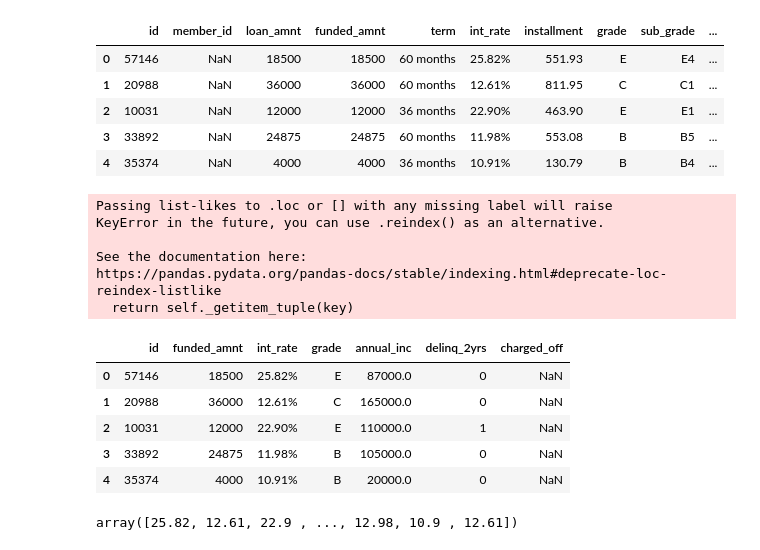
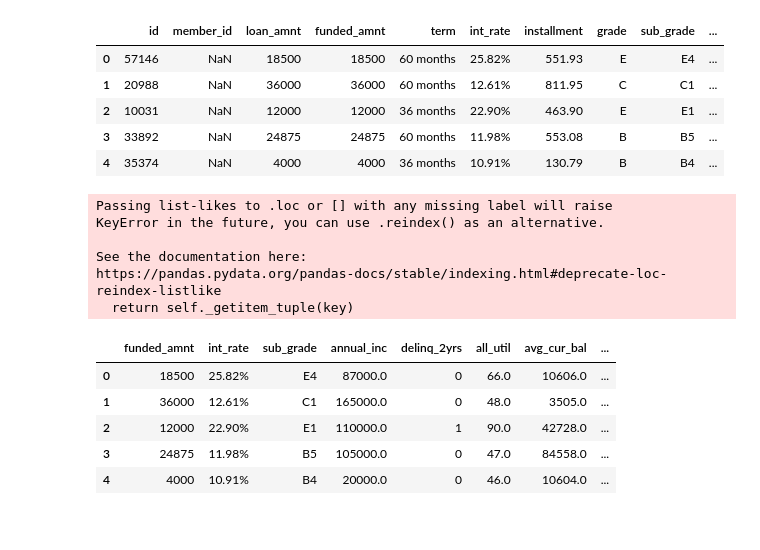
Before and after one commit to bloominstituteoftechnology/DS-Unit-4-Sprint-1-Tree-Ensembles, a Jupyter notebook: module1-decision-trees/Lending_Club.ipynb, the cells around one changed output. Cells and saved outputs as stored; diff of their text form; code cells hidden in the pictures.

Commit message:
Permuting feature values to see feature impact

```diff
--- a/module1-decision-trees/Lending_Club.ipynb
+++ b/module1-decision-trees/Lending_Club.ipynb
@@ -190,24 +242,20 @@ X_test.head()
 | 3 | 33892 | NaN | 24875 | 24875 | 60 months | 11.98% | 553.08 | B | B5 | ... |
 | 4 | 35374 | NaN | 4000 | 4000 | 36 months | 10.91% | 130.79 | B | B4 | ... |
 # %%
-df2 = X_test.loc[:, ['id', 'funded_amnt', 'int_rate',
-                    'grade', 'annual_inc', 'delinq_2yrs', 'charged_off']].copy()
+df2 = X_test.loc[:, ['funded_amnt', 'int_rate', 'sub_grade', 'annual_inc',
+                     'delinq_2yrs', 'all_util', 'avg_cur_bal', 'chargeoff_within_12_mths',
+                     'collections_12_mths_ex_med', 'dti', 'charged_off']].copy()
 df2.head()
 # %% [output]
 Passing list-likes to .loc or [] with any missing label will raise
 KeyError in the future, you can use .reindex() as an alternative.
 
 See the documentation here:
 https://pandas.pydata.org/pandas-docs/stable/indexing.html#deprecate-loc-reindex-listlike
   return self._getitem_tuple(key)
-|  | id | funded_amnt | int_rate | grade | annual_inc | delinq_2yrs | charged_off |
-| 0 | 57146 | 18500 | 25.82% | E | 87000.0 | 0 | NaN |
-| 1 | 20988 | 36000 | 12.61% | C | 165000.0 | 0 | NaN |
-| 2 | 10031 | 12000 | 22.90% | E | 110000.0 | 1 | NaN |
-| 3 | 33892 | 24875 | 11.98% | B | 105000.0 | 0 | NaN |
-| 4 | 35374 | 4000 | 10.91% | B | 20000.0 | 0 | NaN |
+|  | funded_amnt | int_rate | sub_grade | annual_inc | delinq_2yrs | all_util | avg_cur_bal | ... |
+| 0 | 18500 | 25.82% | E4 | 87000.0 | 0 | 66.0 | 10606.0 | ... |
+| 1 | 36000 | 12.61% | C1 | 165000.0 | 0 | 48.0 | 3505.0 | ... |
+| 2 | 12000 | 22.90% | E1 | 110000.0 | 1 | 90.0 | 42728.0 | ... |
+| 3 | 24875 | 11.98% | B5 | 105000.0 | 0 | 47.0 | 84558.0 | ... |
+| 4 | 4000 | 10.91% | B4 | 20000.0 | 0 | 46.0 | 10604.0 | ... |
-# %%
-df2.int_rate = df2.int_rate.apply(lambda x: float(x.strip()[:-1]))
-df2.int_rate.values
-# %% [output]
-array([25.82, 12.61, 22.9 , ..., 12.98, 10.9 , 12.61])
```
Also changed, not shown: parts of 25 cells of this notebook, 3 other files.
